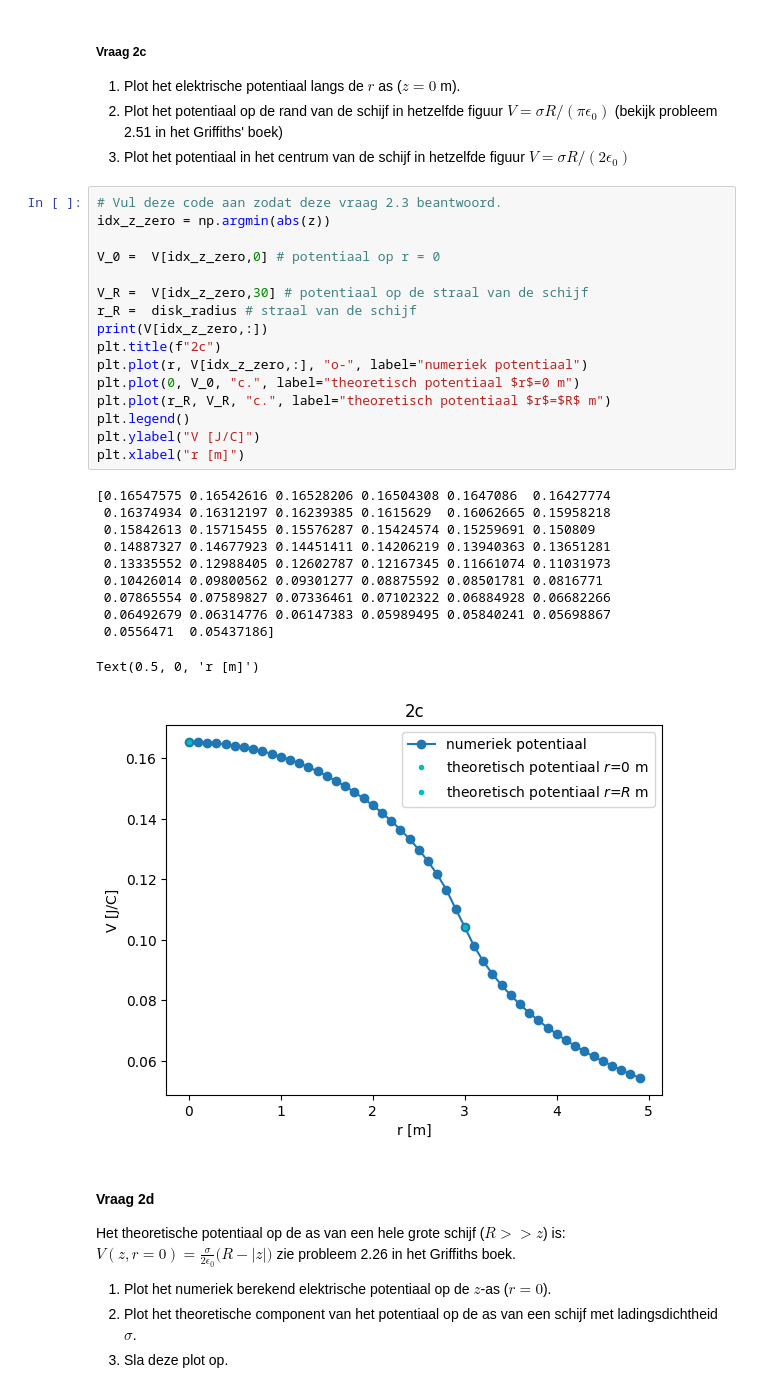
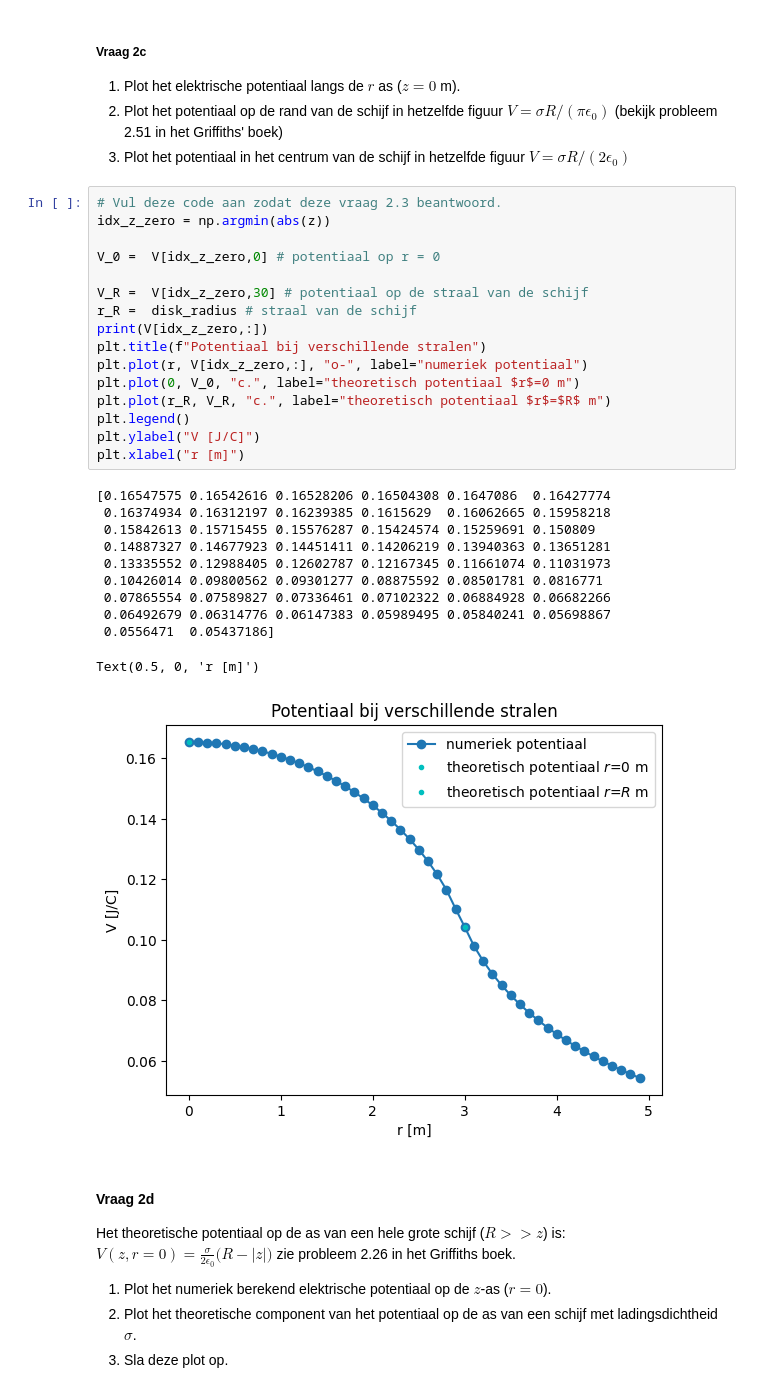
Before and after one commit to FS314159265358979323846264338/opdrachten-DEF-D, a Jupyter notebook: DigitaleOntwerpopdrachten/1CondensatorOpdracht/CondensatorOntwerpopdracht.ipynb, the cells around one changed output. Drawn from its saved outputs; the diff is of its cells as text.

```diff
--- a/DigitaleOntwerpopdrachten/1CondensatorOpdracht/CondensatorOntwerpopdracht.ipynb
+++ b/DigitaleOntwerpopdrachten/1CondensatorOpdracht/CondensatorOntwerpopdracht.ipynb
@@ -208,31 +208,31 @@ De ladingsdichtheid van de schijf is 9.949e-13 C/m^2
 # %%
 # Vul deze code aan zodat deze vraag 2.3 beantwoord.
 idx_z_zero = np.argmin(abs(z))
 
 V_0 =  V[idx_z_zero,0] # potentiaal op r = 0
 
 V_R =  V[idx_z_zero,30] # potentiaal op de straal van de schijf
 r_R =  disk_radius # straal van de schijf
 print(V[idx_z_zero,:])
-plt.title(f"2c")
+plt.title(f"Potentiaal bij verschillende stralen")
 plt.plot(r, V[idx_z_zero,:], "o-", label="numeriek potentiaal")
 plt.plot(0, V_0, "c.", label="theoretisch potentiaal $r$=0 m")
 plt.plot(r_R, V_R, "c.", label="theoretisch potentiaal $r$=$R$ m")
 plt.legend()
 plt.ylabel("V [J/C]")
 plt.xlabel("r [m]")
 # %% [output]
 [0.16547575 0.16542616 0.16528206 0.16504308 0.1647086  0.16427774
  0.16374934 0.16312197 0.16239385 0.1615629  0.16062665 0.15958218
  0.15842613 0.15715455 0.15576287 0.15424574 0.15259691 0.150809
  0.14887327 0.14677923 0.14451411 0.14206219 0.13940363 0.13651281
  0.13335552 0.12988405 0.12602787 0.12167345 0.11661074 0.11031973
  0.10426014 0.09800562 0.09301277 0.08875592 0.08501781 0.0816771
  0.07865554 0.07589827 0.07336461 0.07102322 0.06884928 0.06682266
  0.06492679 0.06314776 0.06147383 0.05989495 0.05840241 0.05698867
  0.0556471  0.05437186]
 Text(0.5, 0, 'r [m]')
-[figure, old version]
+[figure, new version]
 # %% [markdown]
 #### Vraag 2d
 
```
Also changed, not shown: parts of 3 cells of this notebook, 2 other files.
